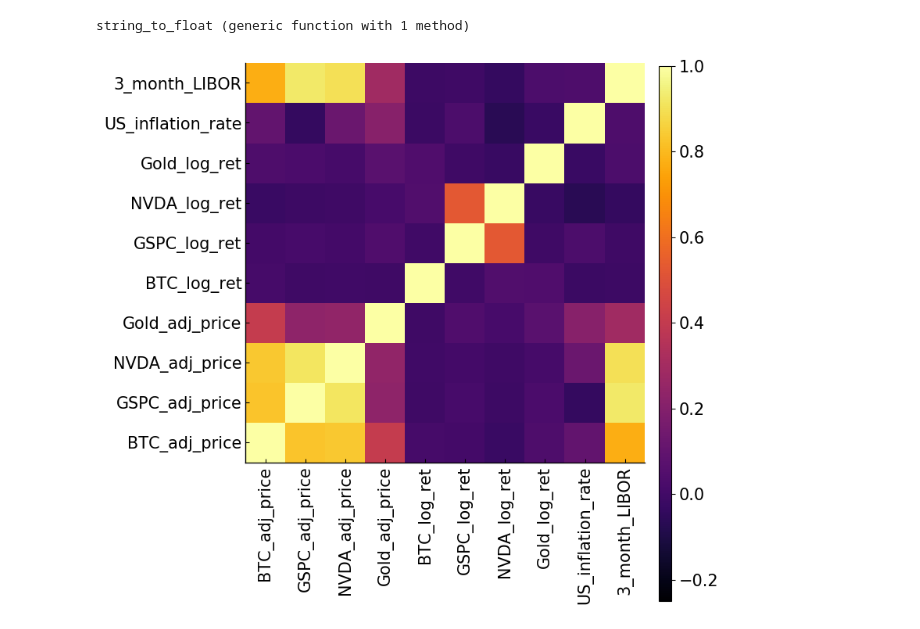
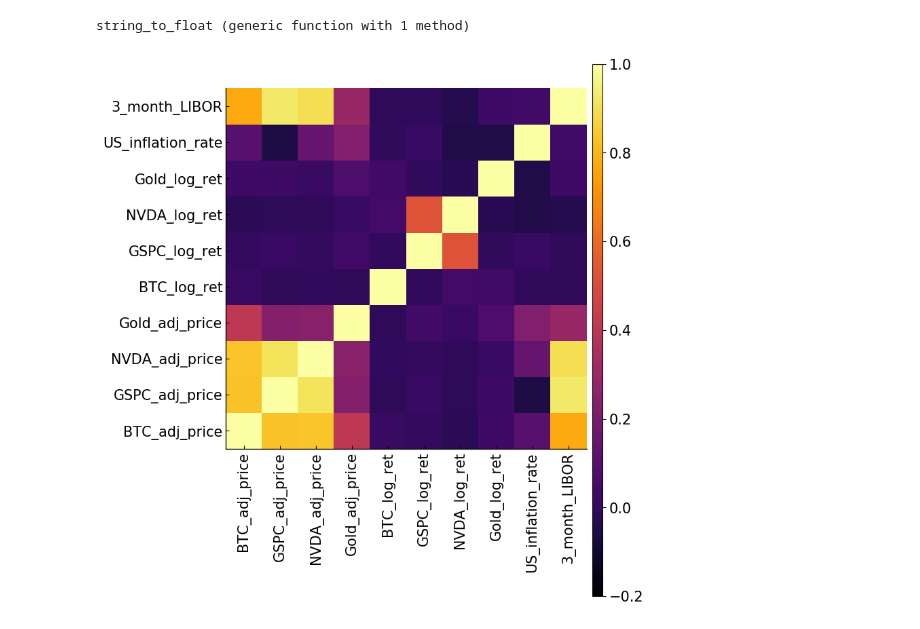
Before and after one commit to gtrebilcock/BitcoinEconometrics, a Jupyter notebook: cleaning_and_exploring.ipynb, the cells around one changed output. Drawn from its saved outputs; the diff is of its cells as text; code cells hidden in the pictures.

```diff
--- a/cleaning_and_exploring.ipynb
+++ b/cleaning_and_exploring.ipynb
@@ -138,12 +174,14 @@ savefig("return_hists")
 us_i_r = df[:, :US_inflation_rate];
 three_month_LIBOR = df[:, Symbol("3_month_LIBOR")];
 # %%
+pyplot()
 data = [btc_a_p gspc_a_p nvda_a_p gold_a_p btc_l_r gspc_l_r nvda_l_r gold_l_r us_i_r three_month_LIBOR];
 vars = ["BTC_adj_price", "GSPC_adj_price", "NVDA_adj_price", "Gold_adj_price", "BTC_log_ret", "GSPC_log_ret",
     "NVDA_log_ret", "Gold_log_ret", "US_inflation_rate", "3_month_LIBOR"];
 corrmatrix = cor(data)
-heatmap(vars, vars, corrmatrix, grid = false, aspect_ratio=1, clim = (-0.25,1), xrotation=90,
-    size = (800, 700), xtickfont = font(15), ytickfont = font(15));
+heatmap(vars, vars, corrmatrix, grid = false, aspect_ratio=1, clim = (-0.2,1),
+    xrotation=90,
+    size = (800, 800), xtickfont = font(15), ytickfont = font(15))
 savefig("heatmap");
 # %% [output]
-[figure, old version]
+[figure, new version]
```
Also changed, not shown: parts of 12 cells of this notebook, 10 other files.
